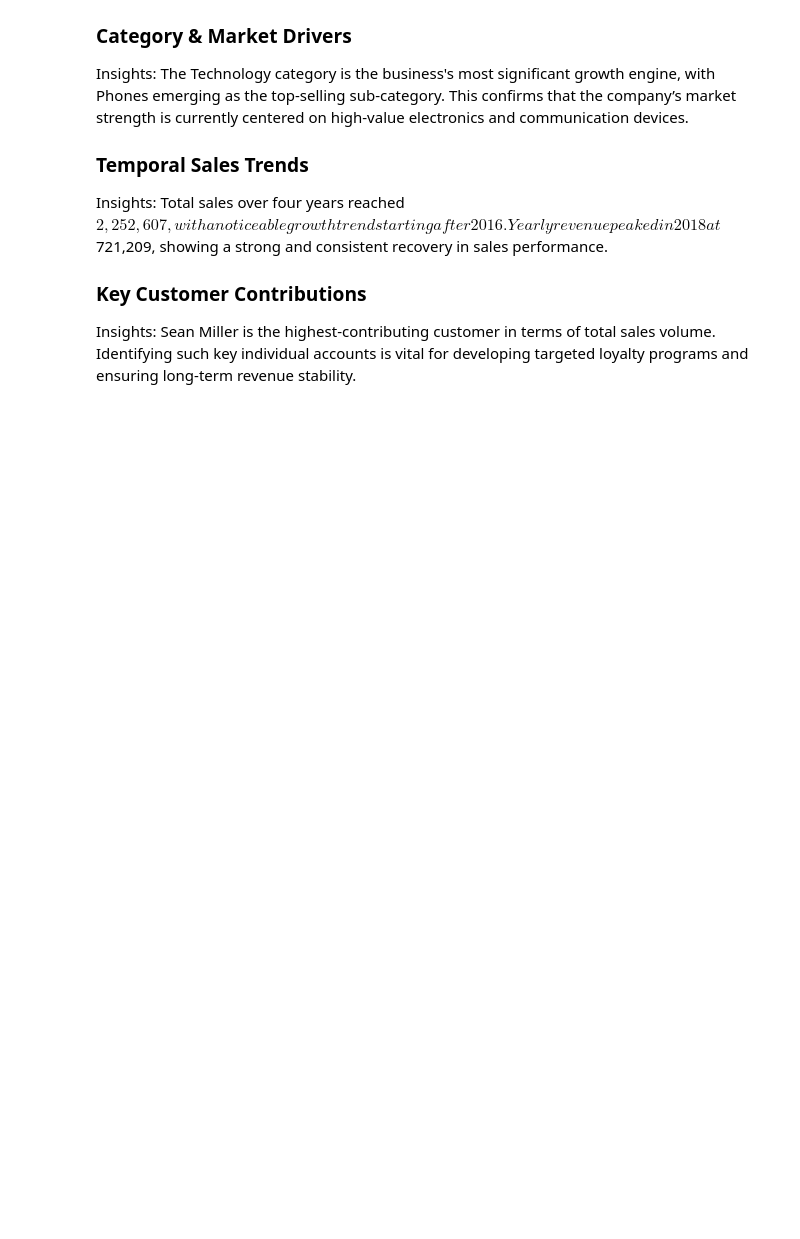
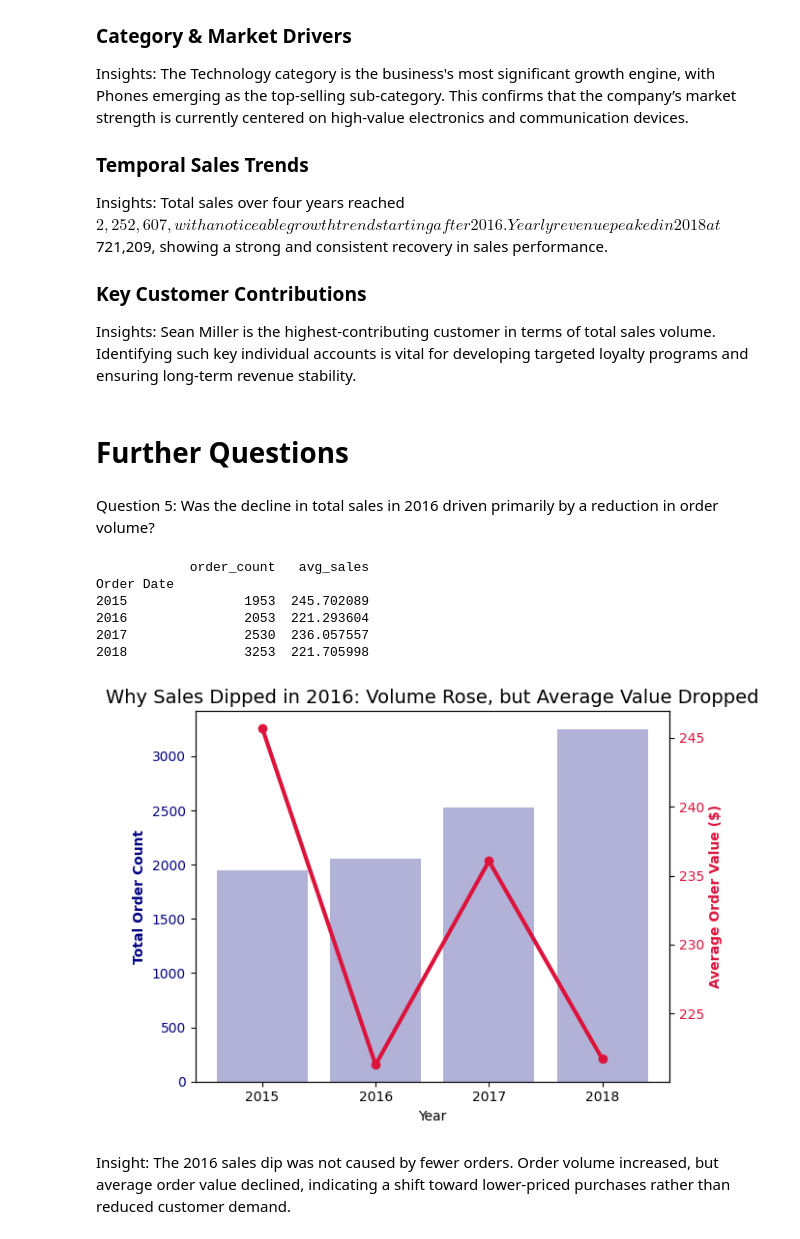
Before and after one commit to Fareed04/sales-performance-analysis, a Jupyter notebook: notebooks/01_data_overview.ipynb, the cells around one changed output. Cells and saved outputs as stored; diff of their text form; code cells hidden in the pictures; blank space fills up the shorter version.

Commit message:
Add follow-up analysis on 2016 sales dip (volume vs value)

```diff
--- a/notebooks/01_data_overview.ipynb
+++ b/notebooks/01_data_overview.ipynb
@@ -311,3 +311,51 @@ Insights: Total sales over four years reached $2,252,607, with a noticeable grow
 
 ### Key Customer Contributions
 Insights: Sean Miller is the highest-contributing customer in terms of total sales volume. Identifying such key individual accounts is vital for developing targeted loyalty programs and ensuring long-term revenue stability.
+# %% [markdown]
+# Further Questions
+# %% [markdown]
+Question 5: Was the decline in total sales in 2016 driven primarily by a reduction in order volume?
+# %%
+# Group Data by year
+yearly_stats = cleaned_sales_data.groupby(cleaned_sales_data["Order Date"].dt.year).agg(
+    order_count=('Sales', 'count'),
+    avg_sales=('Sales', 'mean')
+)
+
+print(yearly_stats)
+# %% [output]
+            order_count   avg_sales
+Order Date
+2015               1953  245.702089
+2016               2053  221.293604
+2017               2530  236.057557
+2018               3253  221.705998
+# %%
+# Visualizing the data
+
+# Setup the figure
+fig, ax1 = plt.subplots()
+
+# Primary Axis: Order Count (Volume)
+ax1.set_xlabel('Year')
+ax1.set_ylabel('Total Order Count', color='navy', fontweight='bold')
+ax1.bar(yearly_stats.index, yearly_stats['order_count'], color='navy', alpha=0.3, label='Order Count')
+ax1.tick_params(axis='y', labelcolor='navy')
+
+# Secondary Axis: Average Sales (Value)
+ax2 = ax1.twinx()
+ax2.set_ylabel('Average Order Value ($)', color='crimson', fontweight='bold')
+ax2.plot(yearly_stats.index, yearly_stats['avg_sales'], color='crimson', marker='o', linewidth=3, label='Avg Sales Value')
+ax2.tick_params(axis='y', labelcolor='crimson')
+
+# 3. Final Touches
+plt.title('Why Sales Dipped in 2016: Volume Rose, but Average Value Dropped', fontsize=14)
+plt.xticks(yearly_stats.index)
+fig.tight_layout()
+
+plt.savefig("../images/volume_vs_value_insight.png")
+plt.show()
+# %% [output]
+[figure, added]
+# %% [markdown]
+Insight: The 2016 sales dip was not caused by fewer orders. Order volume increased, but average order value declined, indicating a shift toward lower-priced purchases rather than reduced customer demand.
```
Also changed, not shown: 1 other file.
